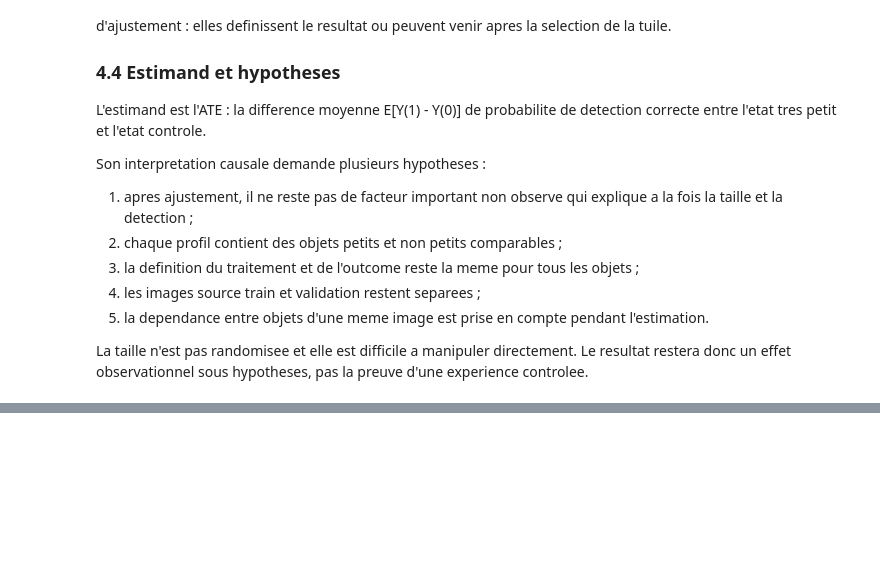
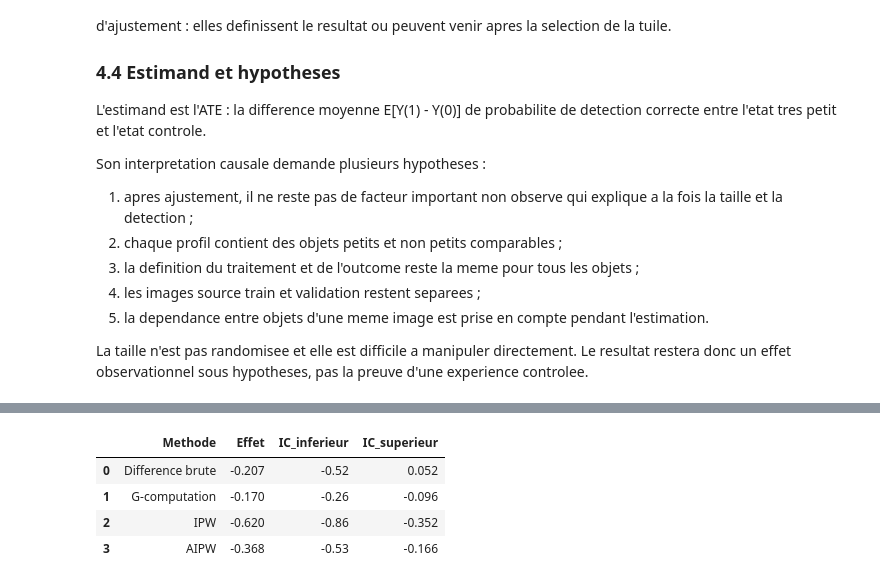
Before and after one commit to Mtazi667/dota-minimap-object-detection, a Jupyter notebook: projet_dota_soutenance.ipynb, the cells around one changed output, grey strips where cells are left out. Saved outputs shown, nothing was run; the diff lists cells and outputs as text; code cells hidden in the pictures; blank space fills up the shorter version.

```diff
--- a/projet_dota_soutenance.ipynb
+++ b/projet_dota_soutenance.ipynb
@@ -1619,0 +1633,91 @@ La taille n'est pas randomisee et elle est difficile a manipuler directement. Le
+# %%
+scored_columns = [
+    "object_id", "propensity_score", "predicted_outcome_control",
+    "predicted_outcome_treated", "aipw_score", "tile_object_count",
+    "center_margin_normalized",
+]
+cross_fitted_scores = pd.read_csv(
+    CAUSAL_OBJECTS_PATH, usecols=scored_columns
+)
+causal_analysis = causal_data.merge(
+    cross_fitted_scores, on="object_id", how="left", validate="one_to_one"
+)
+
+treatment = causal_analysis["very_small"].to_numpy(dtype=int)
+outcome = causal_analysis["detection_correcte"].to_numpy(dtype=int)
+propensity = np.clip(
+    causal_analysis["propensity_score"].to_numpy(dtype=float), 0.05, 0.95
+)
+mu_control = causal_analysis["predicted_outcome_control"].to_numpy(dtype=float)
+mu_treated = causal_analysis["predicted_outcome_treated"].to_numpy(dtype=float)
+
+raw_score = np.where(
+    treatment == 1,
+    outcome / treatment.mean(),
+    -outcome / (1 - treatment).mean(),
+)
+g_computation_score = mu_treated - mu_control
+ipw_score = (
+    treatment * outcome / propensity
+    - (1 - treatment) * outcome / (1 - propensity)
+)
+aipw_score = (
+    mu_treated - mu_control
+    + treatment * (outcome - mu_treated) / propensity
+    - (1 - treatment) * (outcome - mu_control) / (1 - propensity)
+)
+if not np.allclose(aipw_score, causal_analysis["aipw_score"]):
+    raise ValueError("Le recalcul AIPW ne correspond pas au cache.")
+causal_analysis["aipw_score_recalculated"] = aipw_score
+
+
+def cluster_bootstrap_interval(values, groups, seed, repetitions=1000):
+    values = np.asarray(values, dtype=float)
+    groups = np.asarray(groups)
+    unique_groups = np.unique(groups)
+    positions = {
+        group: np.flatnonzero(groups == group) for group in unique_groups
+    }
+    rng = np.random.default_rng(seed)
+    means = np.empty(repetitions)
+    for repetition in range(repetitions):
+        sampled_groups = rng.choice(
+            unique_groups, size=len(unique_groups), replace=True
+        )
+        sampled_positions = np.concatenate(
+            [positions[group] for group in sampled_groups]
+        )
+        means[repetition] = values[sampled_positions].mean()
+    return np.quantile(means, [0.025, 0.975])
+
+
+score_map = {
+    "Difference brute": raw_score,
+    "G-computation": g_computation_score,
+    "IPW": ipw_score,
+    "AIPW": aipw_score,
+}
+groups = causal_analysis["image_id"].astype(str).to_numpy()
+estimate_rows = []
+for method_index, (method, scores) in enumerate(score_map.items()):
+    lower, upper = cluster_bootstrap_interval(
+        scores, groups, seed=SEED + method_index
+    )
+    estimate_rows.append(
+        {
+            "Methode": method,
+            "Effet": scores.mean(),
+            "IC_inferieur": lower,
+            "IC_superieur": upper,
+        }
+    )
+causal_estimates = pd.DataFrame(estimate_rows)
+
+observed_rates = (
+    causal_analysis.groupby("very_small")["detection_correcte"]
+    .agg(Objets="size", Taux_detection="mean")
+    .rename(index={0: "Controle", 1: "Tres petit"})
+)
+display(observed_rates.round(3))
+causal_estimates.round(3)
+# %% [output]
@@ -1619,0 +1728,5 @@ La taille n'est pas randomisee et elle est difficile a manipuler directement. Le
+|  | Methode | Effet | IC_inferieur | IC_superieur |
+| 0 | Difference brute | -0.207 | -0.52 | 0.052 |
+| 1 | G-computation | -0.170 | -0.26 | -0.096 |
+| 2 | IPW | -0.620 | -0.86 | -0.352 |
+| 3 | AIPW | -0.368 | -0.53 | -0.166 |
```
Also changed, not shown: parts of 9 cells of this notebook, 1 other file.
